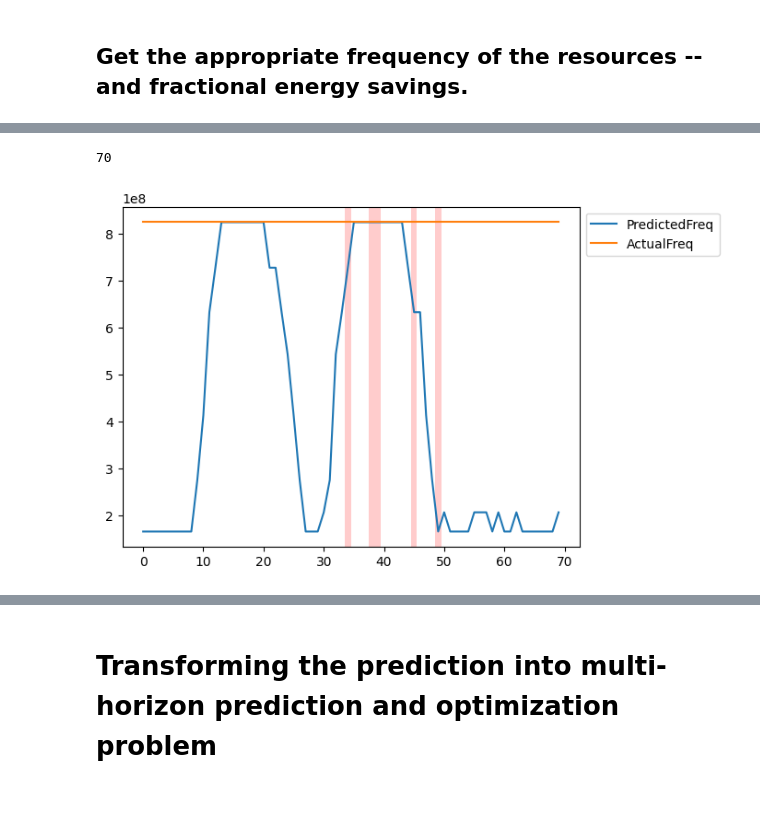
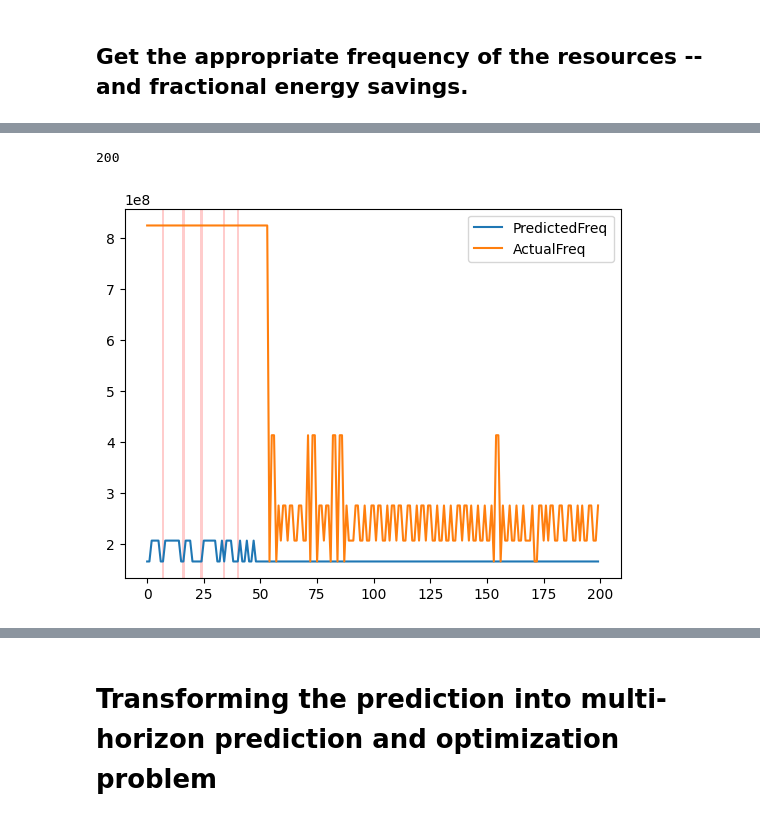
Before and after one commit to dipayan2/ARMAModel, a Jupyter notebook: PredictiveRun.ipynb, the cells around one changed output, grey strips where cells are left out. Drawn from its saved outputs; the diff is of its cells as text; code cells hidden in the pictures.

```diff
--- a/PredictiveRun.ipynb
+++ b/PredictiveRun.ipynb
@@ -389,7 +391,7 @@ for i in range(N_CLUST):
     yPred[i] = np.array(probPred[i,:])*np.array(y_t)
 
 
-y_target = sum(yPred)
+y_target = SCALING_FACTOR*sum(yPred)
 y_out = y_test[:TestIDX]
 print("Testing the cost of: ", endog, "-- RMSE", rmse(y_out,y_target))
 # Plot the results
@@ -422,6 +410,8 @@ test_freq_df[[cFreq,mFreq,gFreq]] # This is how you get the frequency of the exp
 # %%
+
 Y_pred = y_target
 Y_act = y_out
 FreqOut = test_freq_df[rFreq].iloc[:TestIDX].to_numpy()
+DomCost = test_freq_df[cost_list].iloc[:TestIDX]
 # %% [markdown]
 ## Get the appropriate frequency of the resources -- and fractional energy savings.
@@ -462,0 +490,37 @@ Fractional energy saved by our approach :  0.5593465879574974
+# %%
+## Testing my code
+pred_freq = []
+act_freq = []
+effective_y = []
+dom_y = []
+dom_eff_idx = []
+for idx in range(len(Y_pred)):
+    act_freq.append(FreqOut[idx])
+    predF,Eff_Y,_ = get_freqAUtil(Y_pred[idx],Y_act[idx],FreqOut[idx])
+    pred_freq.append(predF)
+    effective_y.append(Eff_Y)
+    dom_y.append(dominant(idx))
+    if Eff_Y > 100 and dominant(idx) == True:
+        dom_eff_idx.append(True)
+    else:
+        dom_eff_idx.append(False)
+
+
+error_pred = sum( i > 100 for i in effective_y )
+dom_pred = sum(i==True for i in dom_y)
+eff_stall = sum(i==True for i in dom_eff_idx)
+
+print("Number of prediction that will cause stalling in performance of ",endog," due to > 100 Util demand: ",error_pred)
+print("Percentage error causing stall w/o dom resouce", error_pred * 100.0/ len(effective_y),"%")
+print("Number of prediction that will cause effective stalling in performance of ",endog," being dom res and util>100 ",eff_stall)
+print("Percentage error causing stall w dom resouce", eff_stall * 100.0/ len(effective_y),"%")
+
+
+#### Get the energy saving fraction
+energy_ratio = 0
+for idx in range(len(pred_freq)):
+    energy_ratio += math.ceil(effective_y[idx]/100.)*(pred_freq[idx]/act_freq[idx])**2
+
+energy_save =  1.0 - (energy_ratio / len(pred_freq))
+
+print("Fractional energy saved by our approach : ", energy_save)
@@ -463,18 +533,20 @@ Fractional energy saved by our approach :  0.5593465879574974
 # %%
 df_freq = pd.DataFrame()
 
 df_freq['PredictedFreq'] = pred_freq
 print(len(pred_freq))
 df_freq['ActualFreq'] = act_freq
 # df_freq['MaxFreq'] = max(freq_dict[rFreq])
 df_freq['EffUtil'] = effective_y
+df_freq['EffDomUtil'] = dom_eff_idx
 df_freq['ActUtil'] = Y_act
 # df_freq['MaxPoss'] = 100
 ax = df_freq[['PredictedFreq','ActualFreq']].plot()
-highlight(df_freq[df_freq['EffUtil'] > 100].index, ax)
+# highlight(df_freq[df_freq['EffUtil'] > 100].index, ax)
+highlight(df_freq[df_freq['EffDomUtil'] == True].index, ax)
 # %% [output]
-70
+200
-[figure, old version]
+[figure, new version]
 # %%
 #Energy plot
 pred_energy = []
```
Also changed, not shown: parts of 18 cells of this notebook, 1 other file.
